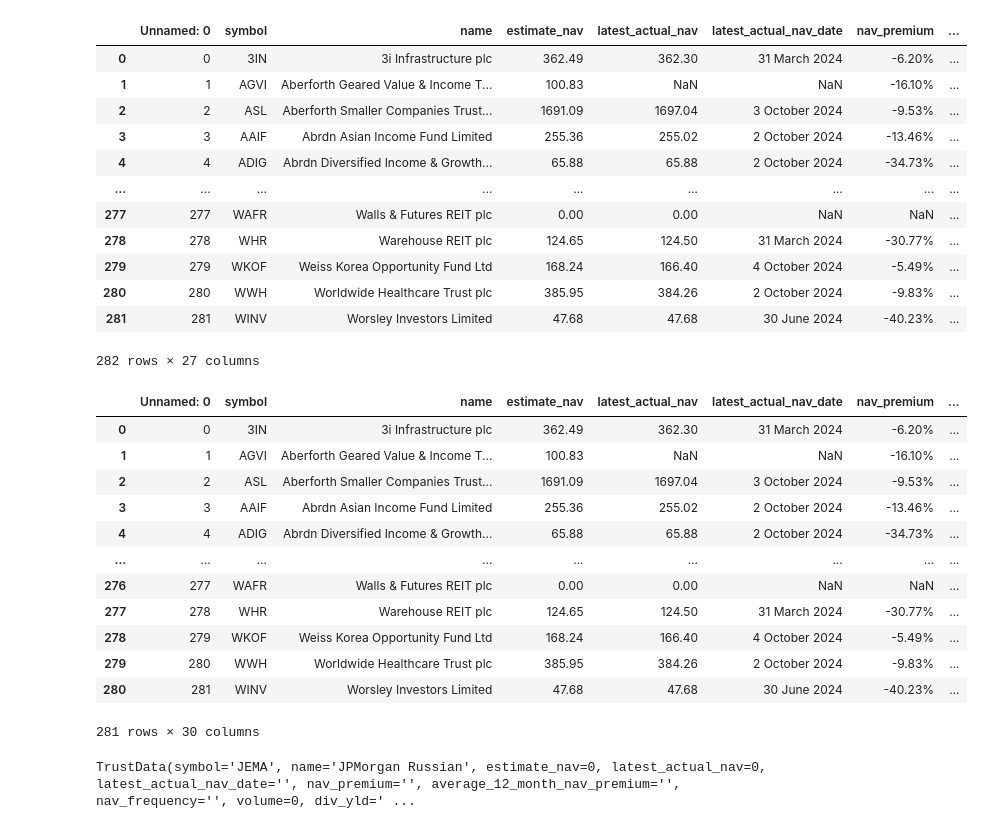
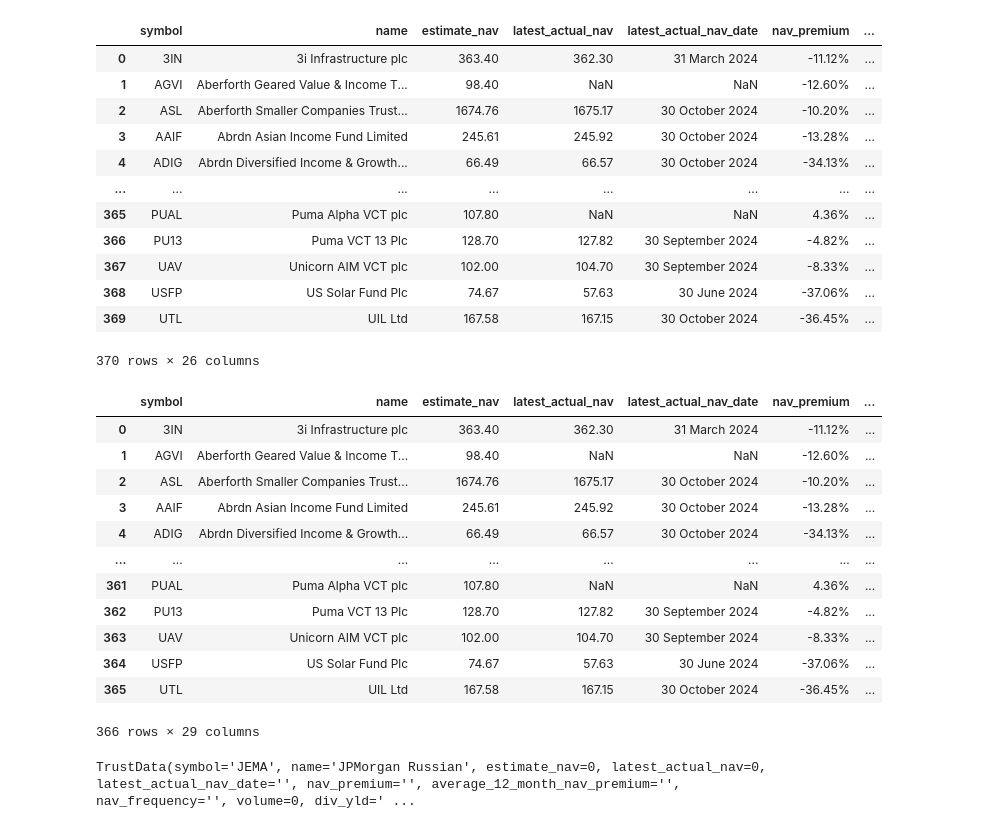
Before and after one commit to CraigCarey/FinanceDump, a Jupyter notebook: scraping/audit.ipynb, the cells around one changed output. Cells and saved outputs as stored; diff of their text form; code cells hidden in the pictures.

Commit message:
hl trusts & audit

```diff
--- a/scraping/audit.ipynb
+++ b/scraping/audit.ipynb
@@ -26,39 +26,40 @@ audit_df
 373 rows × 4 columns
 # %%
-trust_data_df = pd.read_csv('../data/investment_trust_data_241006.csv')
+trust_data_df = pd.read_csv('../data/investment_trust_data_241101.csv')
+trust_data_df = trust_data_df.drop(columns=['Unnamed: 0'], axis=1)
 trust_data_df
 # %% [output]
-|  | Unnamed: 0 | symbol | name | estimate_nav | latest_actual_nav | latest_actual_nav_date | nav_premium | ... |
-| 0 | 0 | 3IN | 3i Infrastructure plc | 362.49 | 362.30 | 31 March 2024 | -6.20% | ... |
-| 1 | 1 | AGVI | Aberforth Geared Value & Income T... | 100.83 | NaN | NaN | -16.10% | ... |
-| 2 | 2 | ASL | Aberforth Smaller Companies Trust... | 1691.09 | 1697.04 | 3 October 2024 | -9.53% | ... |
-| 3 | 3 | AAIF | Abrdn Asian Income Fund Limited | 255.36 | 255.02 | 2 October 2024 | -13.46% | ... |
-| 4 | 4 | ADIG | Abrdn Diversified Income & Growth... | 65.88 | 65.88 | 2 October 2024 | -34.73% | ... |
-| ... | ... | ... | ... | ... | ... | ... | ... | ... |
-| 277 | 277 | WAFR | Walls & Futures REIT plc | 0.00 | 0.00 | NaN | NaN | ... |
-| 278 | 278 | WHR | Warehouse REIT plc | 124.65 | 124.50 | 31 March 2024 | -30.77% | ... |
-| 279 | 279 | WKOF | Weiss Korea Opportunity Fund Ltd | 168.24 | 166.40 | 4 October 2024 | -5.49% | ... |
-| 280 | 280 | WWH | Worldwide Healthcare Trust plc | 385.95 | 384.26 | 2 October 2024 | -9.83% | ... |
-| 281 | 281 | WINV | Worsley Investors Limited | 47.68 | 47.68 | 30 June 2024 | -40.23% | ... |
+|  | symbol | name | estimate_nav | latest_actual_nav | latest_actual_nav_date | nav_premium | ... |
+| 0 | 3IN | 3i Infrastructure plc | 363.40 | 362.30 | 31 March 2024 | -11.12% | ... |
+| 1 | AGVI | Aberforth Geared Value & Income T... | 98.40 | NaN | NaN | -12.60% | ... |
+| 2 | ASL | Aberforth Smaller Companies Trust... | 1674.76 | 1675.17 | 30 October 2024 | -10.20% | ... |
+| 3 | AAIF | Abrdn Asian Income Fund Limited | 245.61 | 245.92 | 30 October 2024 | -13.28% | ... |
+| 4 | ADIG | Abrdn Diversified Income & Growth... | 66.49 | 66.57 | 30 October 2024 | -34.13% | ... |
+| ... | ... | ... | ... | ... | ... | ... | ... |
+| 365 | PUAL | Puma Alpha VCT plc | 107.80 | NaN | NaN | 4.36% | ... |
+| 366 | PU13 | Puma VCT 13 Plc | 128.70 | 127.82 | 30 September 2024 | -4.82% | ... |
+| 367 | UAV | Unicorn AIM VCT plc | 102.00 | 104.70 | 30 September 2024 | -8.33% | ... |
+| 368 | USFP | US Solar Fund Plc | 74.67 | 57.63 | 30 June 2024 | -37.06% | ... |
+| 369 | UTL | UIL Ltd | 167.58 | 167.15 | 30 October 2024 | -36.45% | ... |
-282 rows × 27 columns
+370 rows × 26 columns
 # %%
 trusts_with_audit = pd.merge(trust_data_df, audit_df, on='symbol', how='inner')
-trusts_with_audit.to_csv('../data/investment_trust_data_audit_241006.csv')
+trusts_with_audit.to_csv('../data/investment_trust_data_audit_241101.csv')
 trusts_with_audit
 # %% [output]
-|  | Unnamed: 0 | symbol | name | estimate_nav | latest_actual_nav | latest_actual_nav_date | nav_premium | ... |
-| 0 | 0 | 3IN | 3i Infrastructure plc | 362.49 | 362.30 | 31 March 2024 | -6.20% | ... |
-| 1 | 1 | AGVI | Aberforth Geared Value & Income T... | 100.83 | NaN | NaN | -16.10% | ... |
-| 2 | 2 | ASL | Aberforth Smaller Companies Trust... | 1691.09 | 1697.04 | 3 October 2024 | -9.53% | ... |
-| 3 | 3 | AAIF | Abrdn Asian Income Fund Limited | 255.36 | 255.02 | 2 October 2024 | -13.46% | ... |
-| 4 | 4 | ADIG | Abrdn Diversified Income & Growth... | 65.88 | 65.88 | 2 October 2024 | -34.73% | ... |
-| ... | ... | ... | ... | ... | ... | ... | ... | ... |
-| 276 | 277 | WAFR | Walls & Futures REIT plc | 0.00 | 0.00 | NaN | NaN | ... |
-| 277 | 278 | WHR | Warehouse REIT plc | 124.65 | 124.50 | 31 March 2024 | -30.77% | ... |
-| 278 | 279 | WKOF | Weiss Korea Opportunity Fund Ltd | 168.24 | 166.40 | 4 October 2024 | -5.49% | ... |
-| 279 | 280 | WWH | Worldwide Healthcare Trust plc | 385.95 | 384.26 | 2 October 2024 | -9.83% | ... |
-| 280 | 281 | WINV | Worsley Investors Limited | 47.68 | 47.68 | 30 June 2024 | -40.23% | ... |
+|  | symbol | name | estimate_nav | latest_actual_nav | latest_actual_nav_date | nav_premium | ... |
+| 0 | 3IN | 3i Infrastructure plc | 363.40 | 362.30 | 31 March 2024 | -11.12% | ... |
+| 1 | AGVI | Aberforth Geared Value & Income T... | 98.40 | NaN | NaN | -12.60% | ... |
+| 2 | ASL | Aberforth Smaller Companies Trust... | 1674.76 | 1675.17 | 30 October 2024 | -10.20% | ... |
+| 3 | AAIF | Abrdn Asian Income Fund Limited | 245.61 | 245.92 | 30 October 2024 | -13.28% | ... |
+| 4 | ADIG | Abrdn Diversified Income & Growth... | 66.49 | 66.57 | 30 October 2024 | -34.13% | ... |
+| ... | ... | ... | ... | ... | ... | ... | ... |
+| 361 | PUAL | Puma Alpha VCT plc | 107.80 | NaN | NaN | 4.36% | ... |
+| 362 | PU13 | Puma VCT 13 Plc | 128.70 | 127.82 | 30 September 2024 | -4.82% | ... |
+| 363 | UAV | Unicorn AIM VCT plc | 102.00 | 104.70 | 30 September 2024 | -8.33% | ... |
+| 364 | USFP | US Solar Fund Plc | 74.67 | 57.63 | 30 June 2024 | -37.06% | ... |
+| 365 | UTL | UIL Ltd | 167.58 | 167.15 | 30 October 2024 | -36.45% | ... |
-281 rows × 30 columns
+366 rows × 29 columns
 # %%
 from get_hl_trust_data import *
 from investment_trust import InvestmentTrust
```
Also changed, not shown: parts of 1 cell of this notebook, 1 other file.
